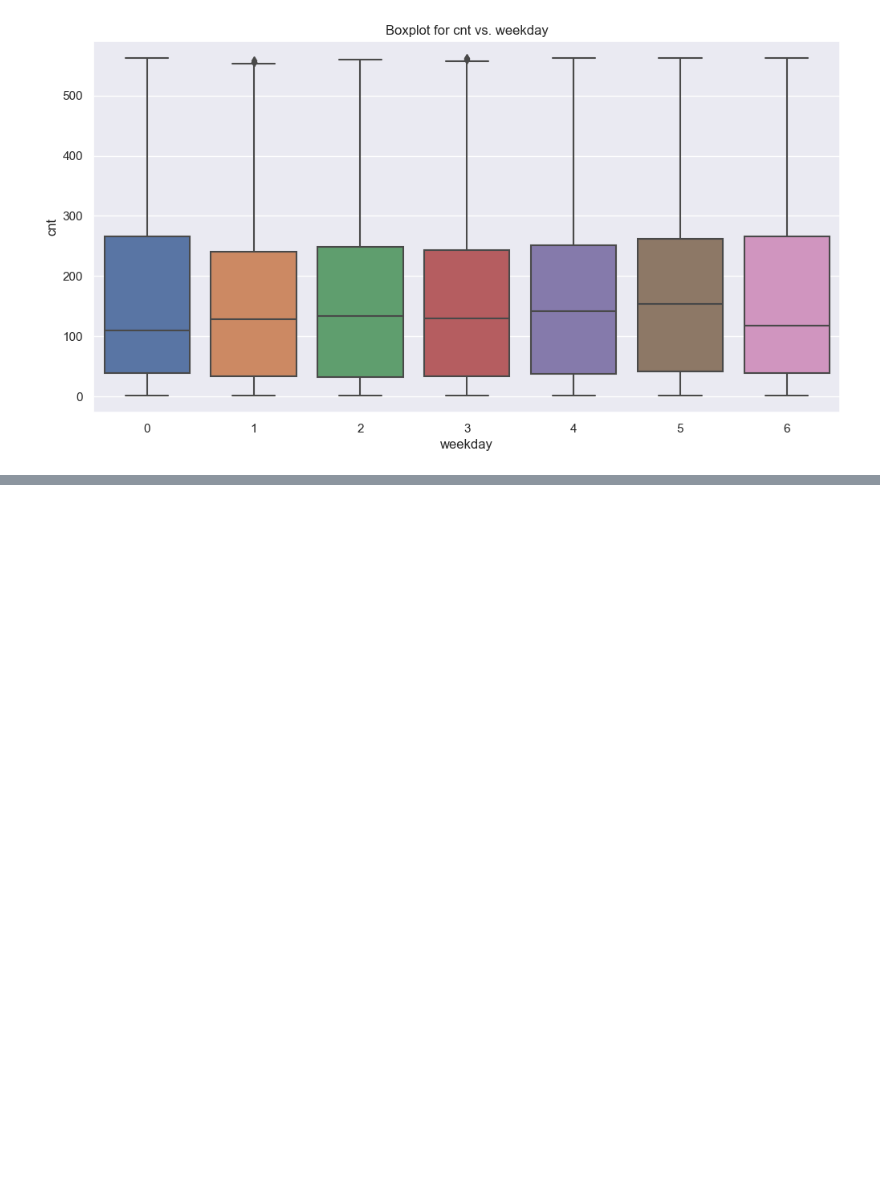
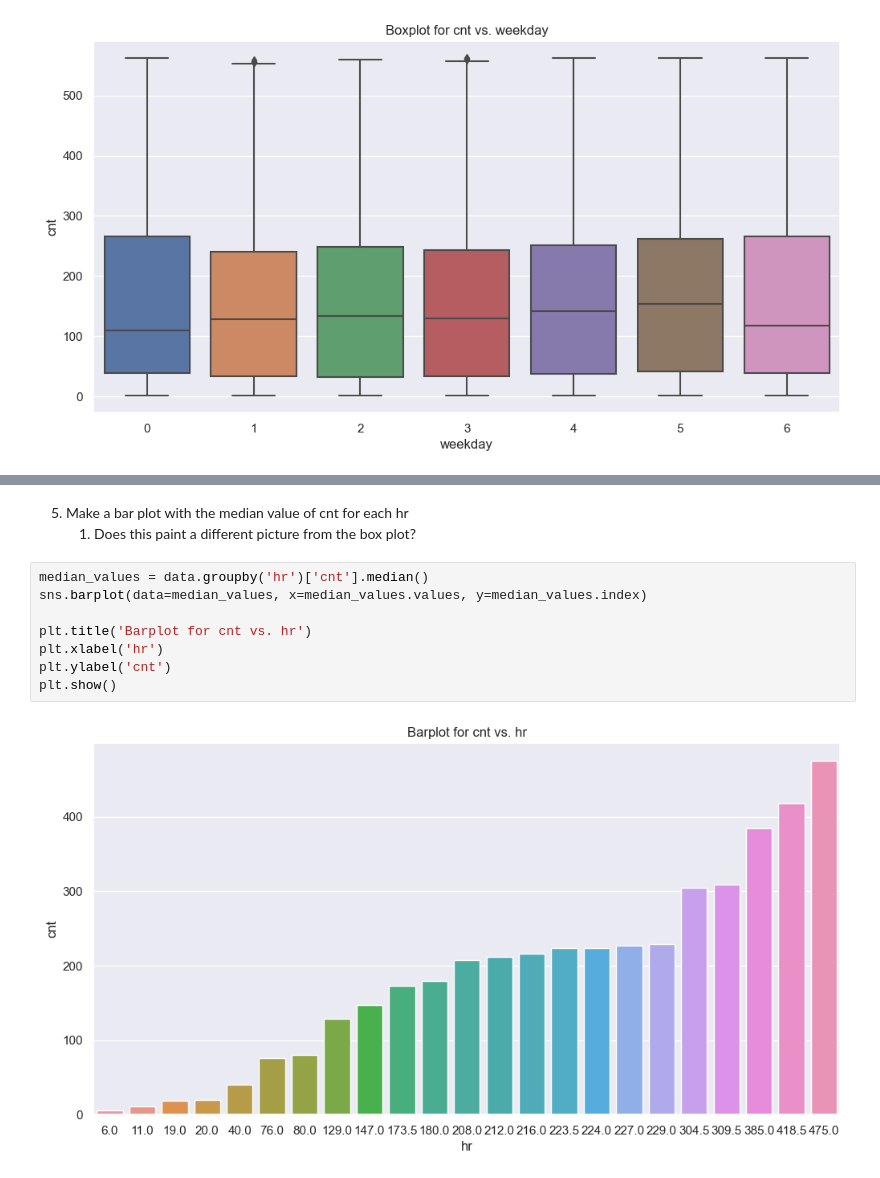
Before and after one commit to mungekarkiran/Bike_Sharing_Demand_Prediction, a Jupyter notebook: Research/Bike_Sharing_Demand_Prediction.ipynb, the cells around one changed output, grey strips where cells are left out. Drawn from its saved outputs; the diff is of its cells as text; blank space fills up the shorter version.

```diff
--- a/Research/Bike_Sharing_Demand_Prediction.ipynb
+++ b/Research/Bike_Sharing_Demand_Prediction.ipynb
@@ -297,0 +326,13 @@ plt.show()
+# %% [markdown]
+5.	Make a bar plot with the median value of cnt for each hr
+	1.	Does this paint a different picture from the box plot?
+# %%
+median_values = data.groupby('hr')['cnt'].median()
+sns.barplot(data=median_values, x=median_values.values, y=median_values.index)
+
+plt.title('Barplot for cnt vs. hr')
+plt.xlabel('hr')
+plt.ylabel('cnt')
+plt.show()
+# %% [output]
+[figure, added]
```
Also changed, not shown: parts of 6 cells of this notebook.
